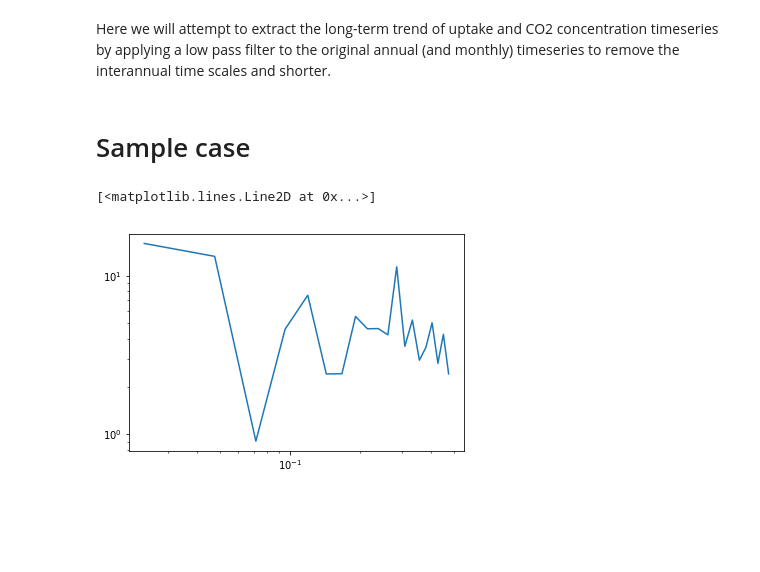
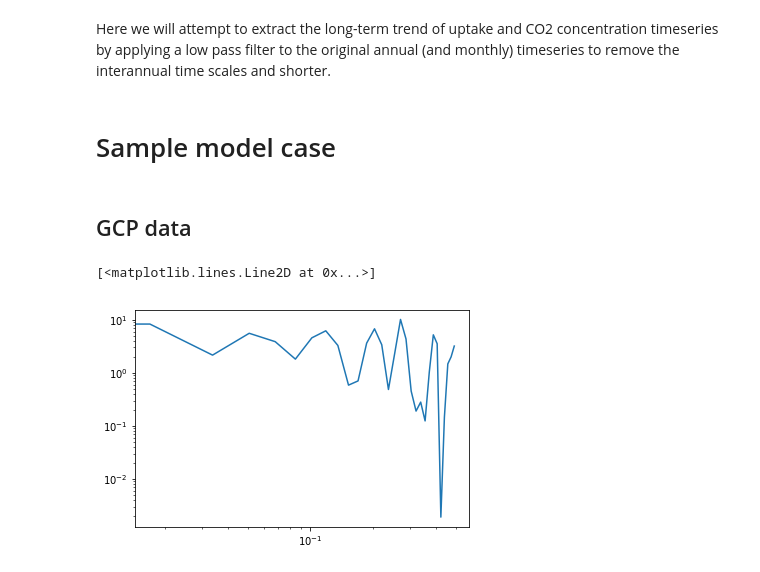
Before and after one commit to rursino/carbon-cycle-feedbacks, a Jupyter notebook: Peylin_flux/Notebooks/low-pass-filter.ipynb, the cells around one changed output. Cells and saved outputs as stored; diff of their text form; code cells hidden in the pictures; blank space fills up the shorter version.

```diff
--- a/Peylin_flux/Notebooks/low-pass-filter.ipynb
+++ b/Peylin_flux/Notebooks/low-pass-filter.ipynb
@@ -9,8 +9,10 @@ import pickle
 # %% [markdown]
 Here we will attempt to extract the long-term trend of uptake and CO2 concentration timeseries by applying a low pass filter to the original annual (and monthly) timeseries to remove the interannual time scales and shorter.
 # %% [markdown]
-# Sample case
+# Sample model case
+# %% [markdown]
+## GCP data
 # %%
-df = pd.read_csv("./../Output/output_raw/output_JENA_s76.csv", index_col="Year")
+df = pd.read_csv("./../Output/output_raw/output_GCP.csv", index_col="Year")
 x = df.index.values
-y = df["Earth_Land"].values
+y = df["land"].values
@@ -20,5 +19,7 @@ freqs = fftfreq(len(y))
+# %%
+freqs, X = signal.welch(y)
 # %%
-plt.loglog(freqs[1:21], abs(X)[1:21])
+plt.loglog(freqs, X)
 # %% [output]
 [<matplotlib.lines.Line2D at 0x...>]
-[figure, old version]
+[figure, new version]
```
Also changed, not shown: parts of 41 cells of this notebook, 1 other file.
